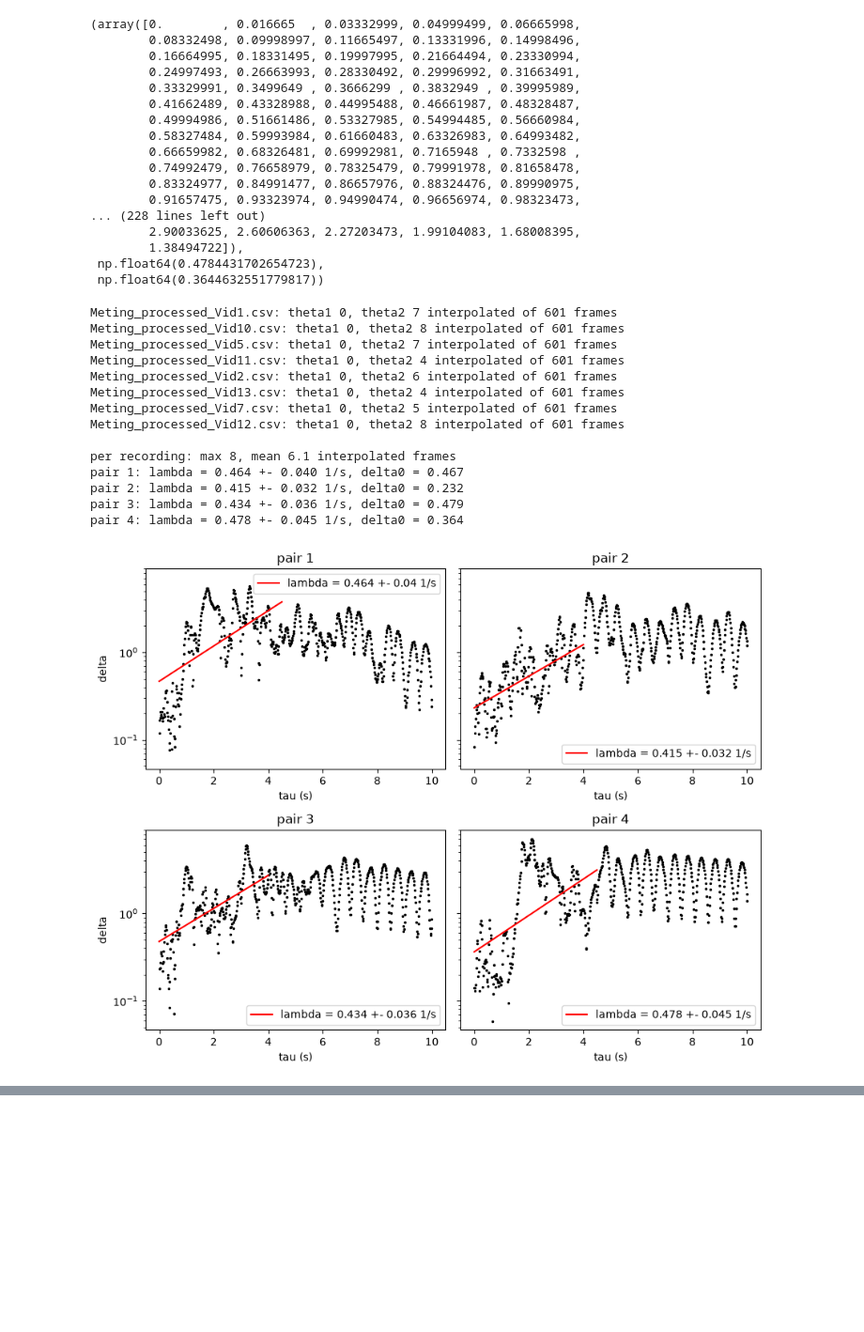
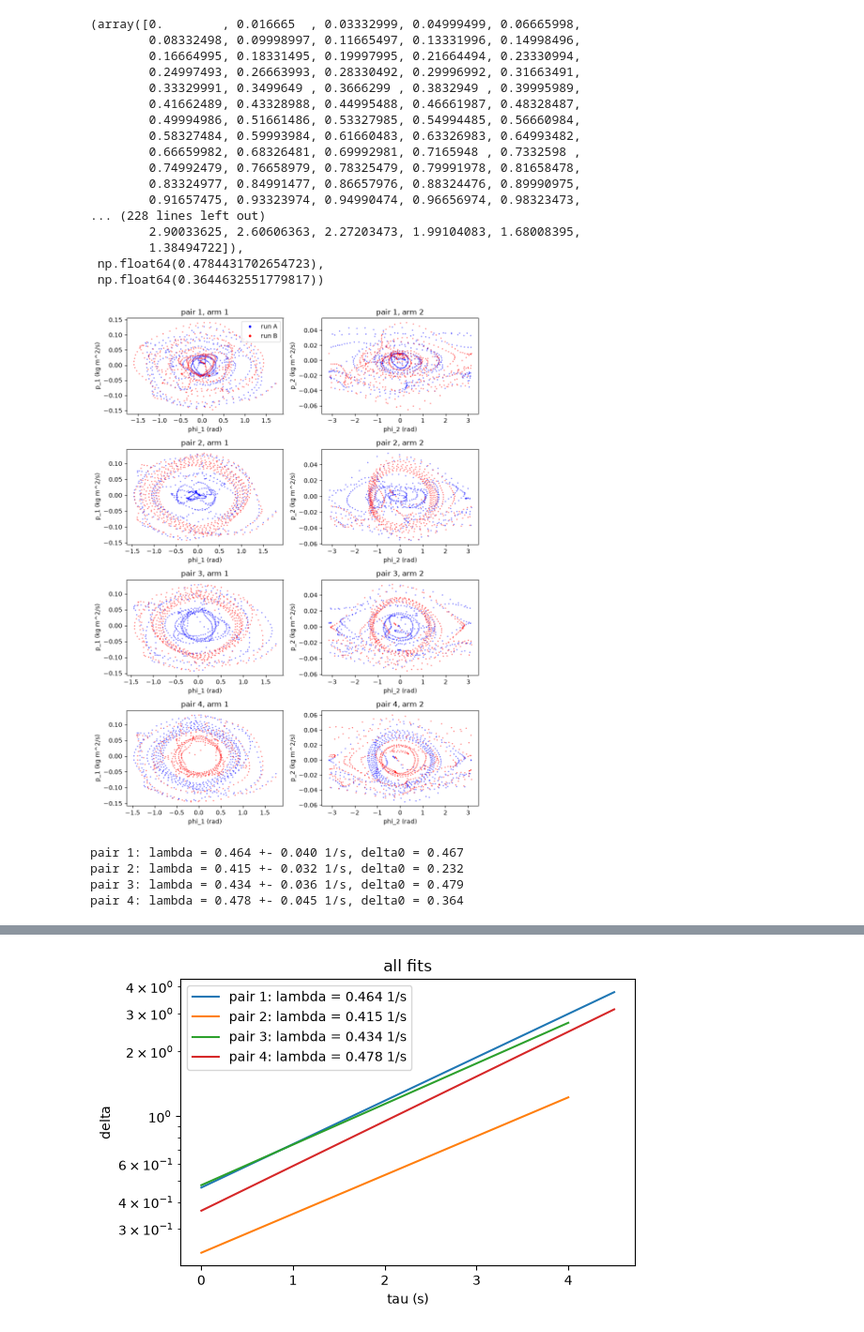
Before and after one commit to daantjebunschoten1-gif/RP---Double-Pendulum-, a Jupyter notebook: Data processing.ipynb, the cells around one changed output, grey strips where cells are left out. Shown at 94% size. Drawn from its saved outputs; the diff is of its cells as text; code cells hidden in the pictures; blank space fills up the shorter version.

```diff
--- a/Data processing.ipynb
+++ b/Data processing.ipynb
@@ -303,14 +303,7 @@ def phase_space_analysis(file_a, file_b, fit_start, fit_end):
     print(f"initial separation (fit, tau = 0): delta0 = {delta0:.3g}")
     return tau, delta, lam, delta0
 
-wrap = lambda x: (x + np.pi) % (2 * np.pi) - np.pi
-coords = pd.read_csv("Meting_processed_Vid1.csv")
-fig, (ax1, ax2) = plt.subplots(1, 2, figsize=(9, 4))
-ax1.plot(wrap(coords["theta1_rad"]), coords["p1"], "g.", ms=2)
-ax1.set_xlabel("phi_1 (rad)"); ax1.set_ylabel("p_1 (kg m^2/s)")
-ax2.plot(wrap(coords["theta2_rad"]), coords["p2"], "b.", ms=2)
-ax2.set_xlabel("phi_2 (rad)"); ax2.set_ylabel("p_2 (kg m^2/s)")
-plt.tight_layout(); plt.savefig("phase_space_pair1.png", dpi=300); plt.show()
+
 
 phase_space_analysis("Meting_processed_Vid7.csv", "Meting_processed_Vid12.csv", fit_start=0, fit_end=4.5)
 # %% [output]
@@ -388,45 +381,55 @@ def compare_pairs(pairs, fit_windows):
 
         # NEW: the same fit line on the combined plot
         ax_all.plot(t_line, np.exp(b_fit + lam * t_line),
                     label=f"pair {i + 1}: lambda = {lam:.3g} 1/s")
 
     axes[0].set_ylabel("delta")
     axes[2].set_ylabel("delta")
     fig.tight_layout()                                  # NEW: was plt.tight_layout()
     #fig.savefig("pairs_fits.png", dpi=800)
 
     # NEW: finish the combined plot
     ax_all.set_yscale("log")
     ax_all.set_xlabel("tau (s)")
     ax_all.set_ylabel("delta")
     ax_all.set_title("all fits")
     ax_all.legend()
     fig_all.tight_layout()
     #plt.savefig("phase_space_comparison.png", dpi=800)  # save the combined plot as a PNG file
     plt.show()
     return results
 
 
 pairs = [("Meting_processed_Vid1.csv", "Meting_processed_Vid10.csv"),
          ("Meting_processed_Vid5.csv", "Meting_processed_Vid11.csv"),
          ("Meting_processed_Vid2.csv", "Meting_processed_Vid13.csv"),
          ("Meting_processed_Vid7.csv", "Meting_processed_Vid12.csv")]
 fit_windows = [(0, 4.5), (0, 4), (0, 4.0), (0, 4.5)]
 
+
+#Plot phase space for all pairs, both arms, with wrapped angles
+wrap = lambda x: (x + np.pi) % (2 * np.pi) - np.pi
+
+fig, axes = plt.subplots(len(pairs), 2, figsize=(9, 3 * len(pairs)))
+for i, (file_a, file_b) in enumerate(pairs):
+    coords_a = pd.read_csv(file_a)
+    coords_b = pd.read_csv(file_b)
+    for ax, ang, p, arm in [(axes[i, 0], "theta1_rad", "p1", "1"),
+                            (axes[i, 1], "theta2_rad", "p2", "2")]:
+        ax.plot(wrap(coords_a[ang]), coords_a[p], "b.", ms=1, label="run A")
+        ax.plot(wrap(coords_b[ang]), coords_b[p], "r.", ms=1, label="run B")
+        ax.set_xlabel(f"phi_{arm} (rad)")
+        ax.set_ylabel(f"p_{arm} (kg m^2/s)")
+        ax.set_title(f"pair {i + 1}, arm {arm}")
+axes[0, 0].legend(markerscale=6)
+plt.tight_layout()
+plt.savefig("phase_space_pairs.png", dpi=300)
+plt.show()
+
 results = compare_pairs(pairs, fit_windows)
 # %% [output]
+[figure, new version]
-Meting_processed_Vid1.csv: theta1 0, theta2 7 interpolated of 601 frames
-Meting_processed_Vid10.csv: theta1 0, theta2 8 interpolated of 601 frames
-Meting_processed_Vid5.csv: theta1 0, theta2 7 interpolated of 601 frames
-Meting_processed_Vid11.csv: theta1 0, theta2 4 interpolated of 601 frames
-Meting_processed_Vid2.csv: theta1 0, theta2 6 interpolated of 601 frames
-Meting_processed_Vid13.csv: theta1 0, theta2 4 interpolated of 601 frames
-Meting_processed_Vid7.csv: theta1 0, theta2 5 interpolated of 601 frames
-Meting_processed_Vid12.csv: theta1 0, theta2 8 interpolated of 601 frames
-
-per recording: max 8, mean 6.1 interpolated frames
 pair 1: lambda = 0.464 +- 0.040 1/s, delta0 = 0.467
 pair 2: lambda = 0.415 +- 0.032 1/s, delta0 = 0.232
 pair 3: lambda = 0.434 +- 0.036 1/s, delta0 = 0.479
 pair 4: lambda = 0.478 +- 0.045 1/s, delta0 = 0.364
-[figure, old version]
@@ -433,0 +437 @@ pair 4: lambda = 0.478 +- 0.045 1/s, delta0 = 0.364
+[figure, added]
```
Also changed, not shown: parts of 1 cell of this notebook.
